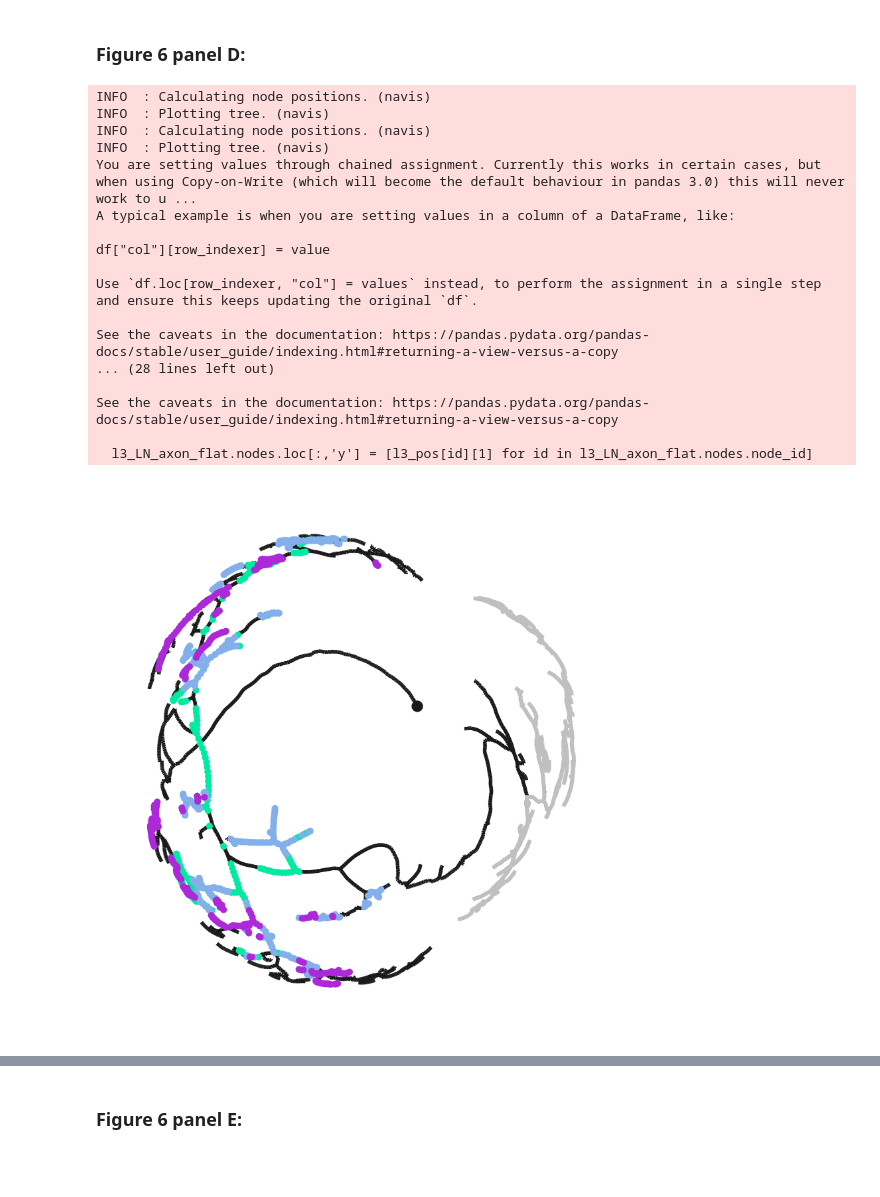
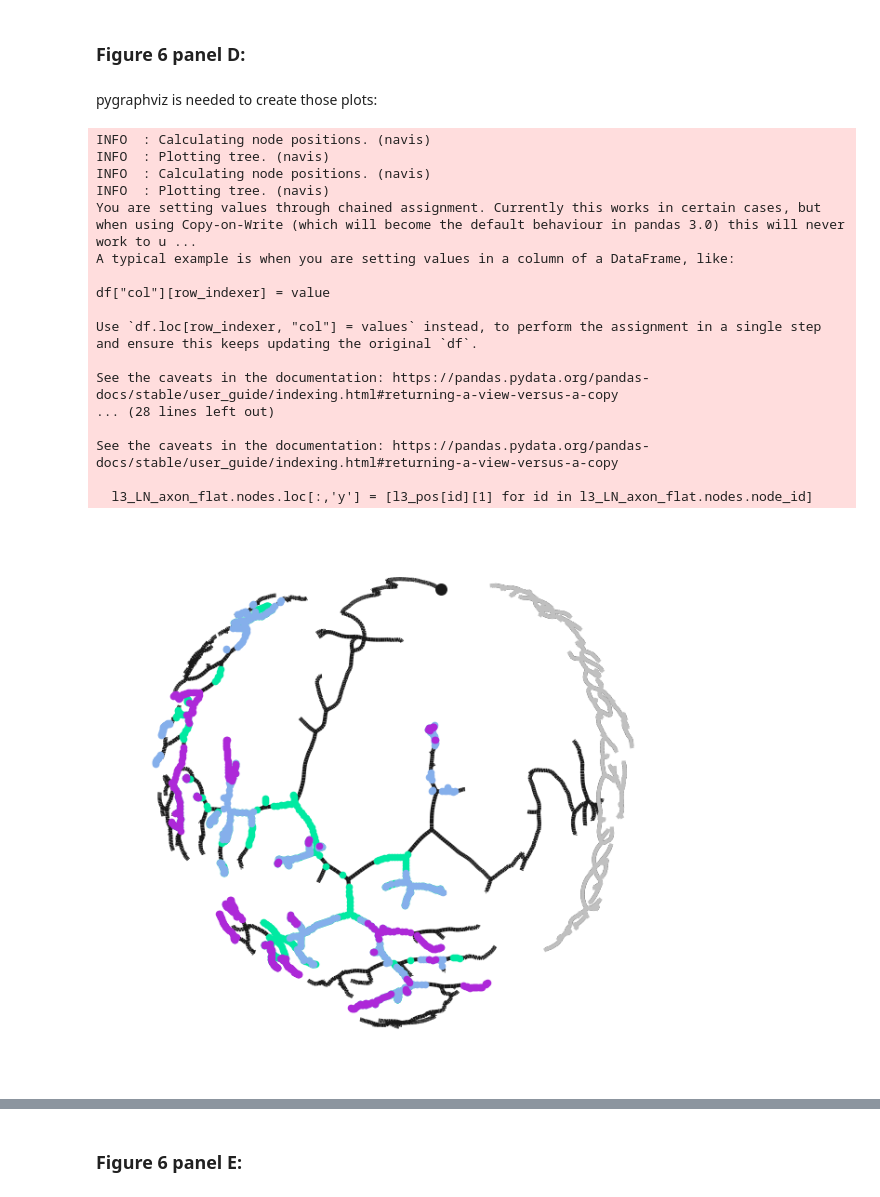
Before and after one commit to IngoMTFritz/circuit-stability-development, a Jupyter notebook: Fig6_S4_S5.ipynb, the cells around one changed output, grey strips where cells are left out. Drawn from its saved outputs; the diff is of its cells as text; code cells hidden in the pictures; blank space fills up the shorter version.

Commit message:
graphviz  comment

```diff
--- a/Fig6_S4_S5.ipynb
+++ b/Fig6_S4_S5.ipynb
@@ -647,11 +647,13 @@ Ttest p-value: 3.3032770608404926e-05
 # %% [markdown]
 ### Figure 6 panel D:
+# %% [markdown]
+pygraphviz is needed to create those plots:
 # %%
 l1_overlap_selected_loc = l1_overlap_selected_loc.sort_values('source_name', ascending=False)
 l3_overlap_selected_loc = l3_overlap_selected_loc.sort_values('source_name', ascending=False)
 
-fig1, ax1 = plt.subplots(1, figsize=(8, 8), dpi=300)
-fig2, ax2 = plt.subplots(1, figsize=(8, 8), dpi=300)
+fig1, ax1 = plt.subplots(1, figsize=(8, 8))
+fig2, ax2 = plt.subplots(1, figsize=(8, 8))
 
 l1_ax, l1_pos = navis.plot_flat(l1_selected_overlap, layout='sfdp', ax=ax1, use_cache=False)
 l3_ax, l3_pos = navis.plot_flat(l3_selected_overlap, layout='sfdp', ax=ax2, use_cache=False)
@@ -690,31 +692,31 @@ l1_overlap_selected_loc['color'] = l1_overlap_selected_loc['source_name'].map(pl
 l3_overlap_selected_loc['color'] = l3_overlap_selected_loc['source_name'].map(plot_settings.neuron_color_dict)
 
 for x, y, c in zip(l1_overlap_selected_loc['x_flat'], l1_overlap_selected_loc['y_flat'],
                         l1_overlap_selected_loc['color']):
     l1_ax.scatter(x=x, y=y, color=c, s=20)
 
 for x, y, c in zip(l3_overlap_selected_loc['x_flat'], l3_overlap_selected_loc['y_flat'],
                         l3_overlap_selected_loc['color']):
     l3_ax.scatter(x=x, y=y, color=c, s=20)
 
 # fig1.savefig(path_plots+'Fig6/Fig6D_L1.png')
 # fig2.savefig(path_plots+'Fig6/Fig6D_L3.png')
 # %% [output]
 INFO  : Calculating node positions. (navis)
 INFO  : Plotting tree. (navis)
 INFO  : Calculating node positions. (navis)
 INFO  : Plotting tree. (navis)
 You are setting values through chained assignment. Currently this works in certain cases, but when using Copy-on-Write (which will become the default behaviour in pandas 3.0) this will never work to u ...
 A typical example is when you are setting values in a column of a DataFrame, like:
 
 df["col"][row_indexer] = value
 
 Use `df.loc[row_indexer, "col"] = values` instead, to perform the assignment in a single step and ensure this keeps updating the original `df`.
 
 See the caveats in the documentation: https://pandas.pydata.org/pandas-docs/stable/user_guide/indexing.html#returning-a-view-versus-a-copy
 ... (28 lines left out)
 
 See the caveats in the documentation: https://pandas.pydata.org/pandas-docs/stable/user_guide/indexing.html#returning-a-view-versus-a-copy
 
   l3_LN_axon_flat.nodes.loc[:,'y'] = [l3_pos[id][1] for id in l3_LN_axon_flat.nodes.node_id]
-[figure, old version]
+[figure, new version]
```
Also changed, not shown: parts of 17 cells of this notebook.
